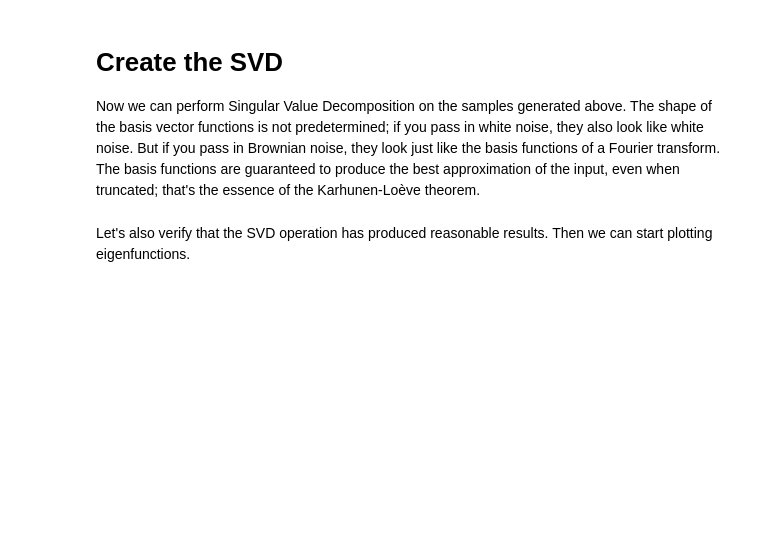
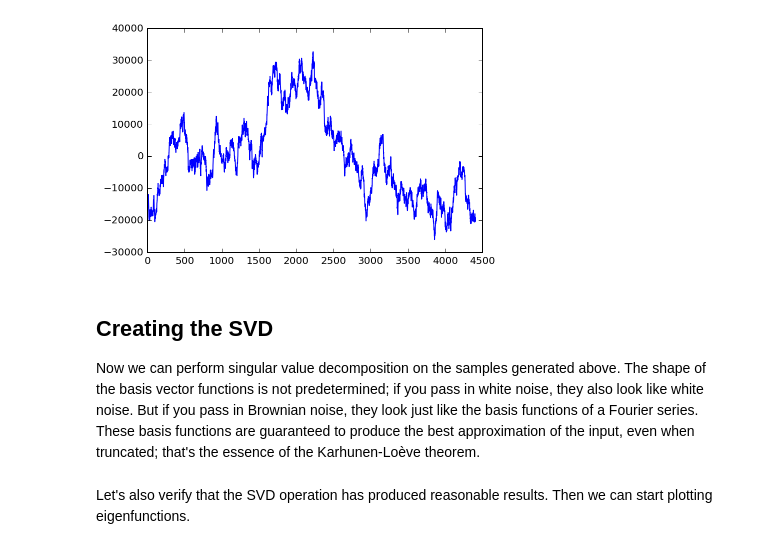
Before and after one commit to senderle/svd-noise, a Jupyter notebook: Noise.ipynb, the cells around one changed output. Cells and saved outputs as stored; diff of their text form; code cells hidden in the pictures; blank space fills up the shorter version.

```diff
--- a/Noise.ipynb
+++ b/Noise.ipynb
@@ -217,7 +72,5 @@ Now for some unfiltered noise...
 # %%
-noise = Noise(duration=0.1)
-samples = numpy.hstack([noise.brownian().wav().reshape(-1, 1)
-                        for x in range(2000)])
-plt.plot(samples[:,0])
+samples_brn = Noise(duration=0.1).brownian().resample_array(n_cols=2000)
+plt.plot(samples_brn[:, 0])
 plt.show()
 # %% [output]
@@ -225,5 +77,6 @@ plt.show()
+[figure, added]
 # %% [markdown]
-# Create the SVD
+## Creating the SVD
 
-Now we can perform Singular Value Decomposition on the samples generated above. The shape of the basis vector functions is not predetermined; if you pass in white noise, they also look like white noise. But if you pass in Brownian noise, they look just like the basis functions of a Fourier transform. The basis functions are guaranteed to produce the best approximation of the input, even when truncated; that's the essence of the Karhunen-Loève theorem.
+Now we can perform singular value decomposition on the samples generated above. The shape of the basis vector functions is not predetermined; if you pass in white noise, they also look like white noise. But if you pass in Brownian noise, they look just like the basis functions of a Fourier series. These basis functions are guaranteed to produce the best approximation of the input, even when truncated; that's the essence of the Karhunen-Loève theorem.
 # %%
```
Also changed, not shown: parts of 84 cells of this notebook, 1 other file.
